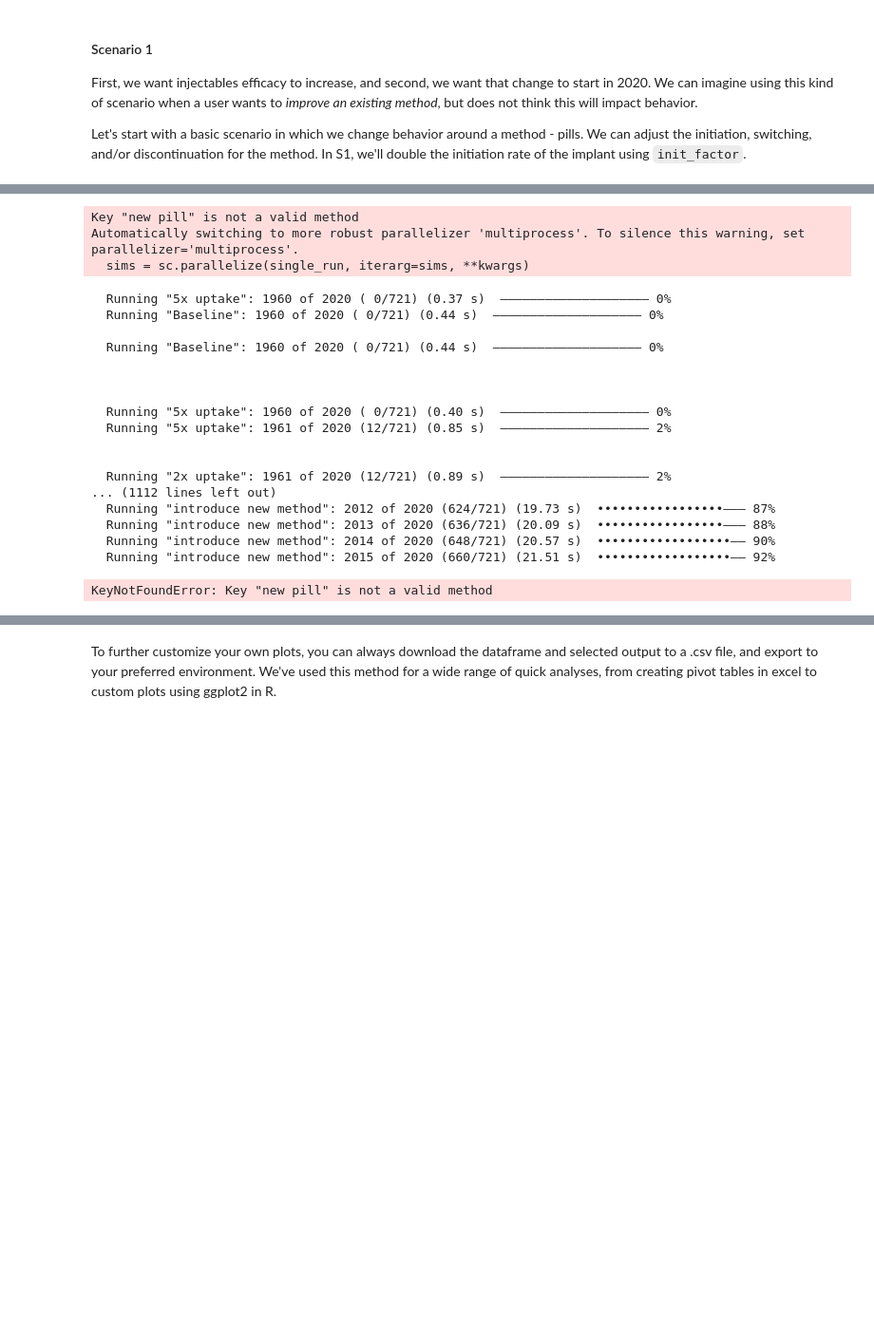
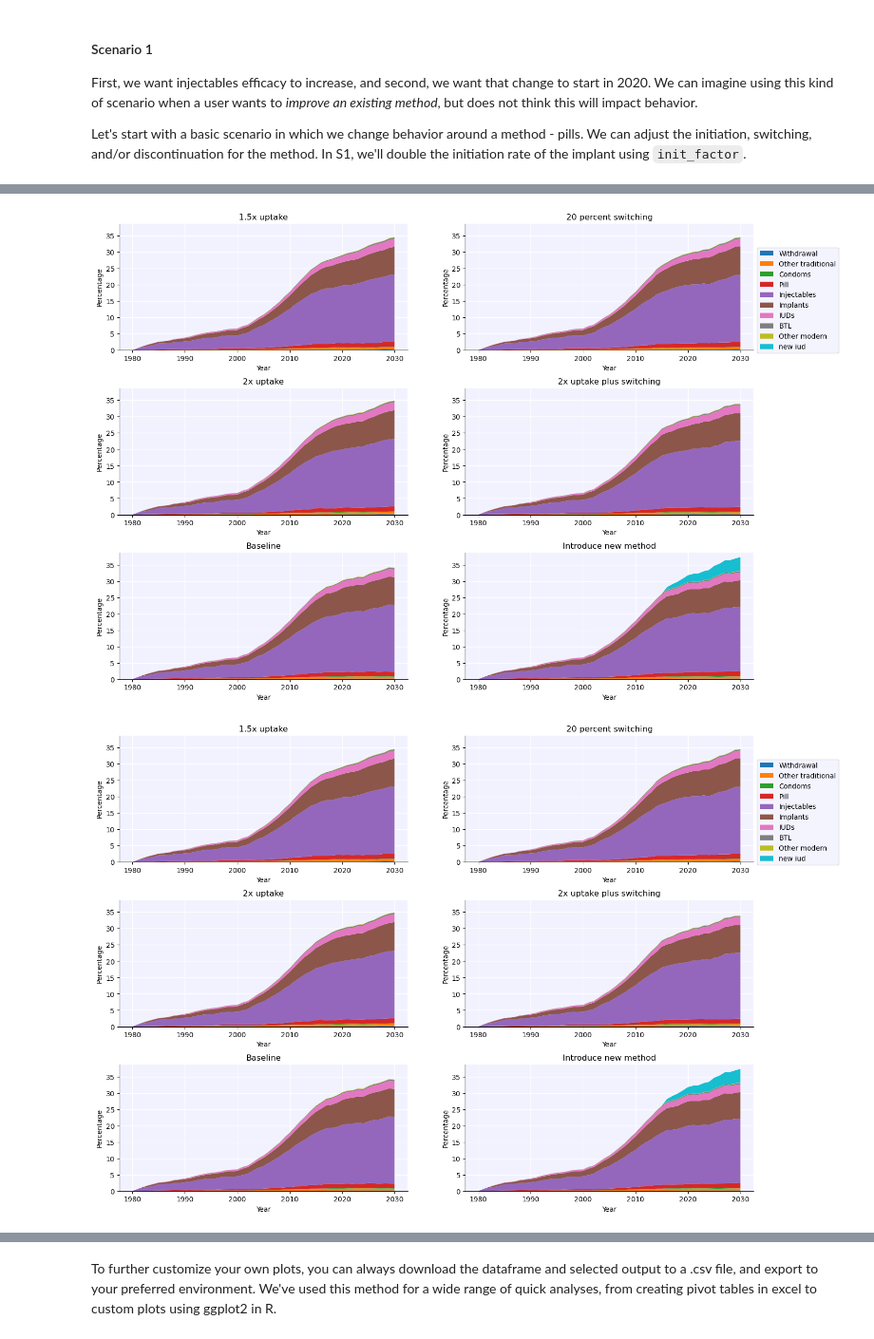
Before and after one commit to fpsim/fpsim, a Jupyter notebook: docs/tutorials/T4_subnational.ipynb, the cells around one changed output, grey strips where cells are left out. Shown at 95% size. Saved outputs shown, nothing was run; the diff lists cells and outputs as text; code cells hidden in the pictures; blank space fills up the shorter version.

```diff
--- a/docs/tutorials/T4_subnational.ipynb
+++ b/docs/tutorials/T4_subnational.ipynb
@@ -100,57 +171,64 @@ scens.add_scen(s1)
 # %%
-method = 'Pill'
+import fpsim as fp
+
+n_agents   = 10_000
+start_year = 1980
+repeats    = 3
+#year       = 2010
+youth_ages = ['<18', '18-20']
+
+pars = fp.pars(location='amhara', n_agents=n_agents, start_year=start_year, end_year=2030) #set pars to include all shared arguments
+pars.add_method(name='new iud', eff=0.99)
+
+method = 'IUDs'
 kw = dict(method=method, ages=youth_ages) #set kwargs to take on the method and the age group
 d_kw = dict(dest=method, ages=youth_ages)
+
 f1 = fp.make_scen(
+        label = '1.5x uptake',
+        year  = year,
+        probs = [
+            dict(init_factor = 1.5, **kw),
+                ]
+            )
+
+f2 = fp.make_scen(
         label = '2x uptake',
         year  = year,
         probs = [
             dict(init_factor = 2.0, **kw),
                 ]
             )
-f2 = fp.make_scen(
-        label = '5x uptake',
-        year  = year,
-        probs = [
-            dict(init_factor = 5.0, **kw),
-                ]
-            )
 
-f3 = fp.make_scen(
-        label = '10x uptake',
-        year  = year,
-        probs = [
-            dict(init_factor = 10.0, **kw),
-                ]
-            )
 f_switch = fp.make_scen(
         label = '20 percent switching',
         year  = year,
         probs = [
-            dict(source = 'Injectables', value = 0.20, **d_kw)
+            dict(source = 'IUDs', value = 0.20, **d_kw)
                 ]
            )
+f3 = f2 + f_switch
 
-f4 = f2 + f_switch
+method = 'new iud'
+kw = dict(method=method, ages=youth_ages) #set kwargs to take on the method and the age group
 
-method = 'new pill'
-kw = dict(method=method, ages=youth_ages)
 f_new = fp.make_scen(
         label = 'introduce new method',
         year  = 2015, #replacing the intervention year, giving the new method a bit of a lag
         probs = [
-            dict(copy_from='Injectables', **kw),
+            dict(copy_from='IUDs', **kw),
             dict(init_value=0.05, **kw),
                 ]
             )
 
-scens = fp.Scenarios(pars=pars, repeats=repeats)
+scens = fp.Scenarios(pars=pars, repeats=repeats) #add to FPresearch
 scens.add_scen(label='Baseline')
-scens.add_scen(f1)
+scens.add_scen(f1, label = )
 scens.add_scen(f2)
-scens.add_scen(f3)
-scens.add_scen(f4, label = '5x uptake plus switching') #combining f2 and f_switch and re-labeling here
+scens.add_scen(f_switch)
+scens.add_scen(f3, label = '2x uptake plus switching') #combining f2 and f_switch and re-labeling here)
 scens.add_scen(f_new)
 
 scens.run()
+scens.plot('method')
 # %% [output]
@@ -174,21 +252,2 @@ scens.run()
-Key "new pill" is not a valid method
-Automatically switching to more robust parallelizer 'multiprocess'. To silence this warning, set parallelizer='multiprocess'.
-  sims = sc.parallelize(single_run, iterarg=sims, **kwargs)
-  Running "5x uptake": 1960 of 2020 ( 0/721) (0.37 s)  ———————————————————— 0%
-  Running "Baseline": 1960 of 2020 ( 0/721) (0.44 s)  ———————————————————— 0%
-
-  Running "Baseline": 1960 of 2020 ( 0/721) (0.44 s)  ———————————————————— 0%
-
-
-
-  Running "5x uptake": 1960 of 2020 ( 0/721) (0.40 s)  ———————————————————— 0%
-  Running "5x uptake": 1961 of 2020 (12/721) (0.85 s)  ———————————————————— 2%
-
-
-  Running "2x uptake": 1961 of 2020 (12/721) (0.89 s)  ———————————————————— 2%
-... (1112 lines left out)
-  Running "introduce new method": 2012 of 2020 (624/721) (19.73 s)  •••••••••••••••••——— 87%
-  Running "introduce new method": 2013 of 2020 (636/721) (20.09 s)  •••••••••••••••••——— 88%
-  Running "introduce new method": 2014 of 2020 (648/721) (20.57 s)  ••••••••••••••••••—— 90%
-  Running "introduce new method": 2015 of 2020 (660/721) (21.51 s)  ••••••••••••••••••—— 92%
-KeyNotFoundError: Key "new pill" is not a valid method
+[figure, added]
+[figure, added]
```
Also changed, not shown: parts of 26 cells of this notebook.
